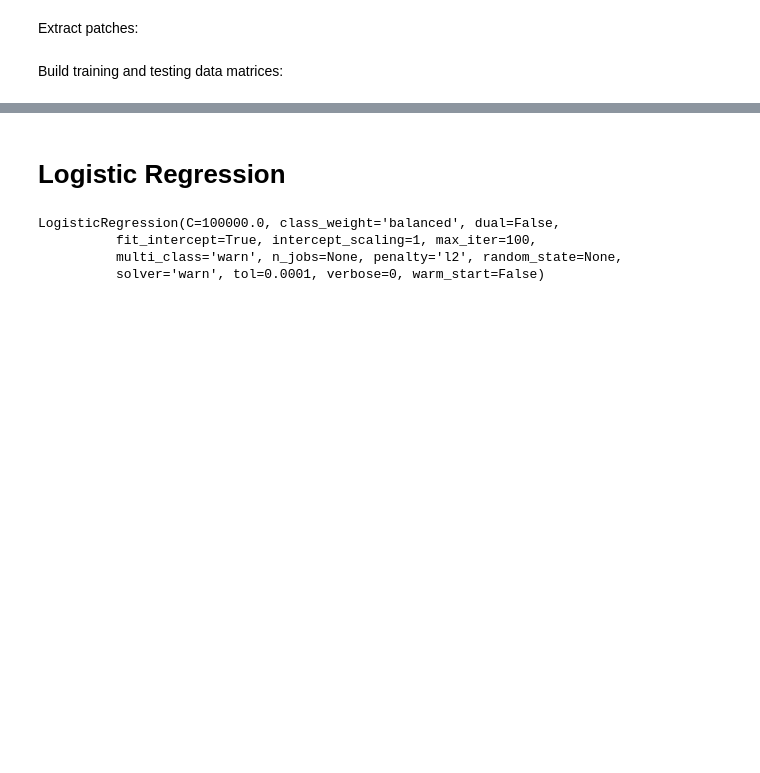
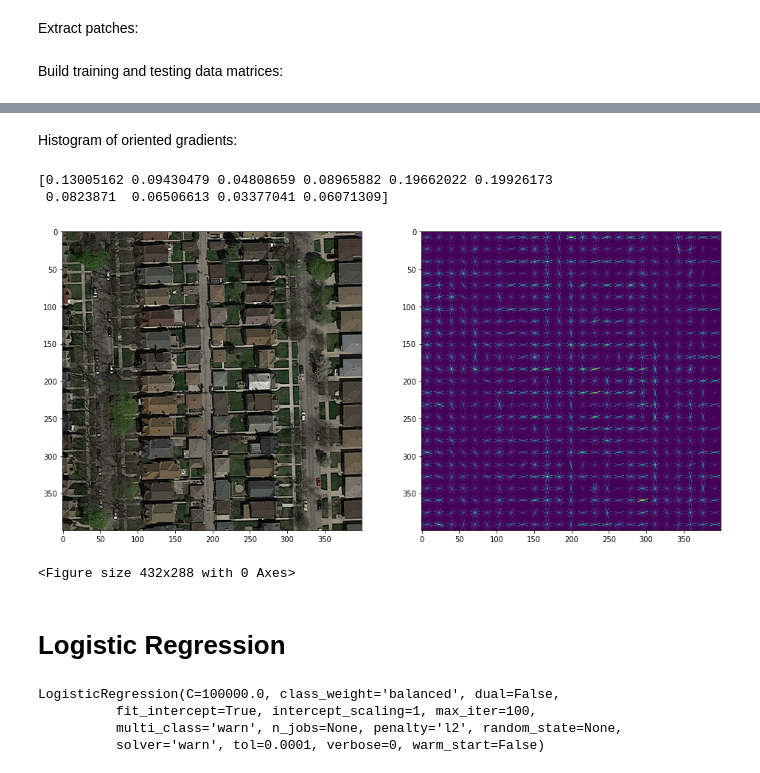
Before and after one commit to ZiluTian/ml_project1, a Jupyter notebook: project2/project_road_segmentation/feature_selection.ipynb, the cells around one changed output, grey strips where cells are left out. Cells and saved outputs as stored; diff of their text form; code cells hidden in the pictures; blank space fills up the shorter version.

```diff
--- a/project2/project_road_segmentation/feature_selection.ipynb
+++ b/project2/project_road_segmentation/feature_selection.ipynb
@@ -146,3 +160,26 @@ Y_test = Y[len(Y)//2:len(Y)]
+# %% [markdown]
+Histogram of oriented gradients:
+# %%
+plt.figure(figsize=(16,8))
+v,mr=feature.hog(imgs[0][:,:,0], orientations = 10, pixels_per_cell=(16,16), cells_per_block=(1,1), visualize=True, feature_vector=True)
+#v,mg=feature.hog(imgs[0][:,:,1], orientations = 10, pixels_per_cell=(8,8), visualize=True)
+#v,mb=feature.hog(imgs[0][:,:,2], orientations = 10, pixels_per_cell=(8,8), visualize=True)
+plt.subplot(1,2,1)
+plt.imshow(imgs[0]);
+plt.subplot(1,2,2)
+plt.imshow(mr);
+# plt.subplot(2,2,3)
+# plt.imshow(mg);
+# plt.subplot(2,2,4)
+# plt.imshow(mb);
+# plt.imshow(mb);
+plt.figure()
+print(v[0:10])
+# %% [output]
+[0.13005162 0.09430479 0.04808659 0.08965882 0.19662022 0.19926173
+ 0.0823871  0.06506613 0.03377041 0.06071309]
+[figure, added]
+<Figure size 432x288 with 0 Axes>
 # %% [markdown]
 # Logistic Regression
 # %%
```
Also changed, not shown: parts of 3 cells of this notebook.
